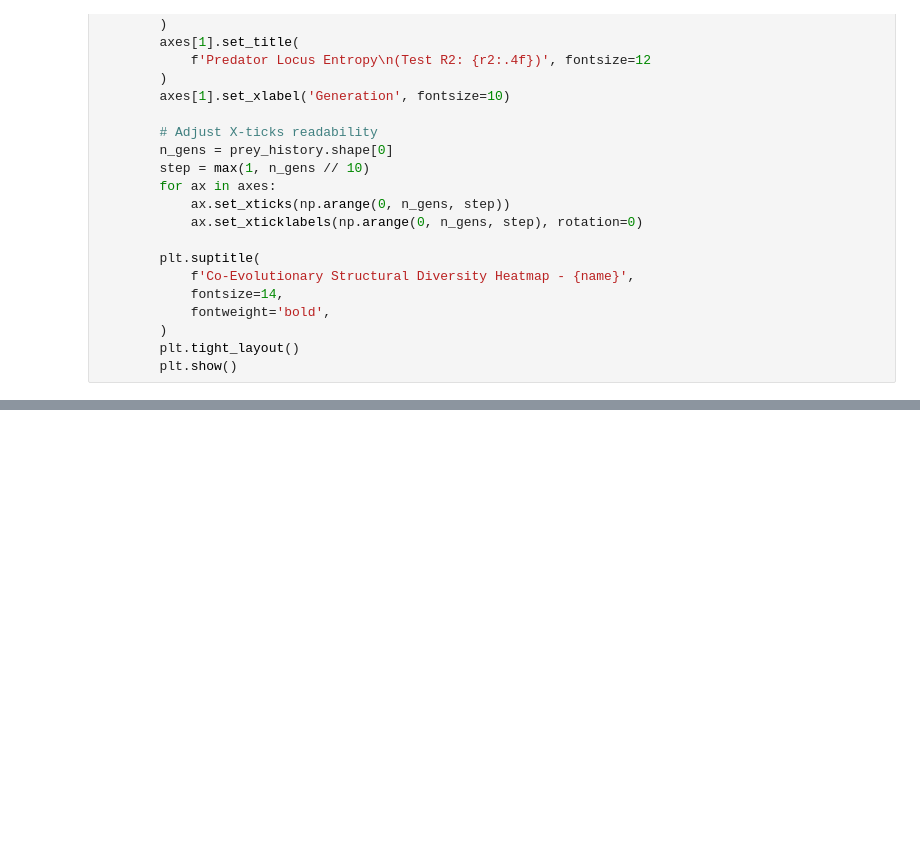
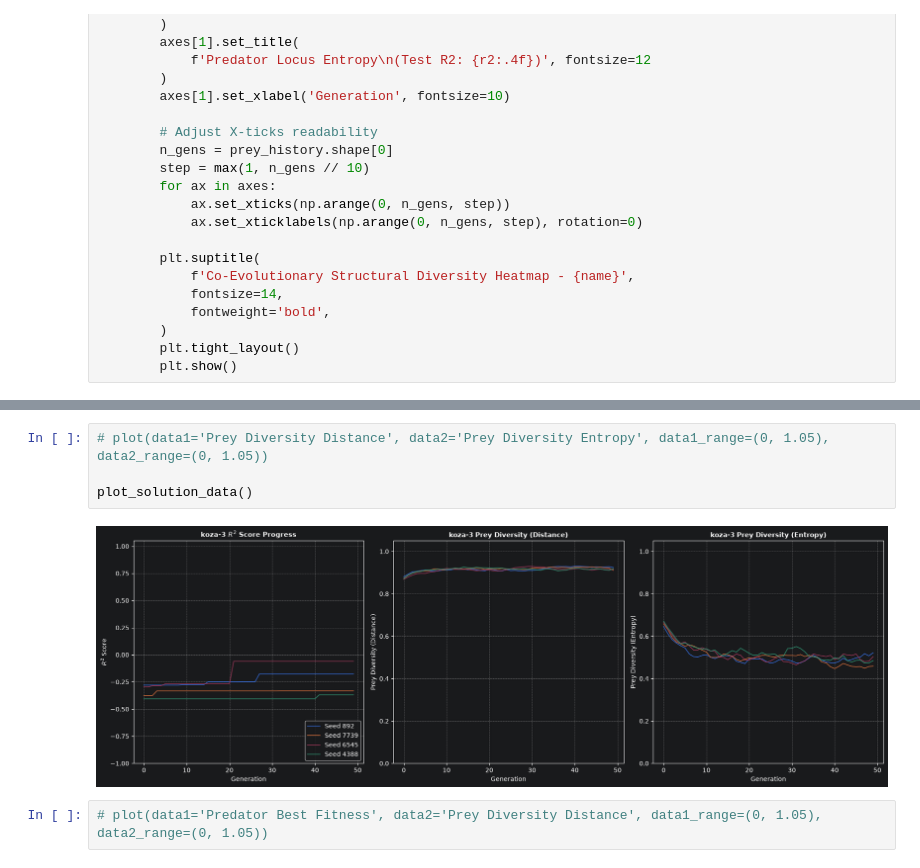
Before and after one commit to Repeating1212/gplearn, a Jupyter notebook: ppm/Graphs/ppm_graph.ipynb, the cells around one changed output, grey strips where cells are left out. Drawn from its saved outputs; the diff is of its cells as text; blank space fills up the shorter version.

```diff
--- a/ppm/Graphs/ppm_graph.ipynb
+++ b/ppm/Graphs/ppm_graph.ipynb
@@ -594,0 +684,8 @@ Tab(children=(Output(), Output(), Output()), selected_index=0, titles=('Benchmar
+# %%
+# plot(data1='Prey Diversity Distance', data2='Prey Diversity Entropy', data1_range=(0, 1.05), data2_range=(0, 1.05))
+
+plot_solution_data()
+# %% [output]
+[figure, added]
+# %%
+# plot(data1='Predator Best Fitness', data2='Prey Diversity Distance', data1_range=(0, 1.05), data2_range=(0, 1.05))
```
Also changed, not shown: parts of 10 cells of this notebook, 8 other files.
